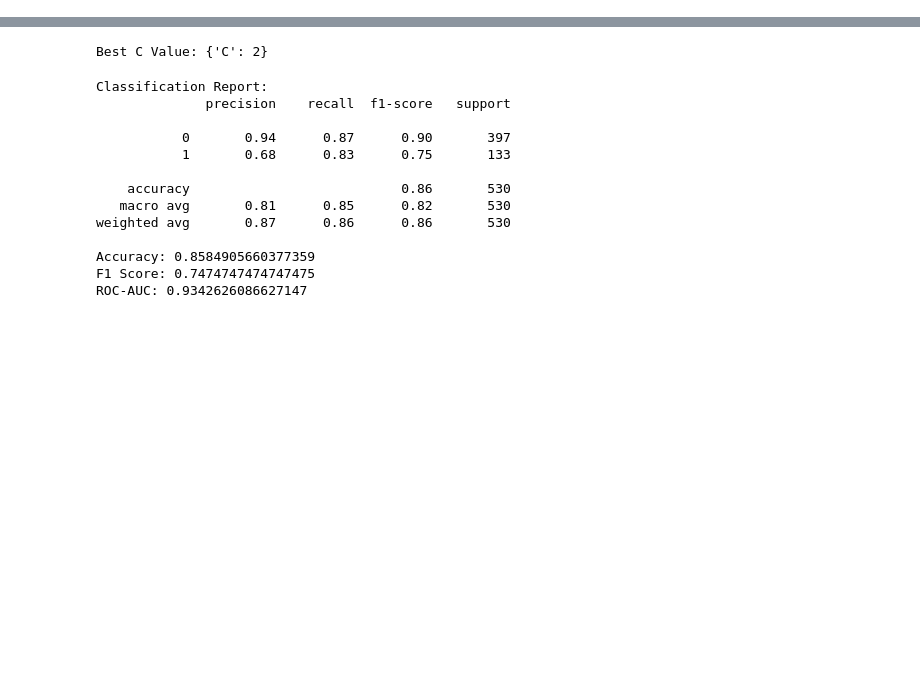
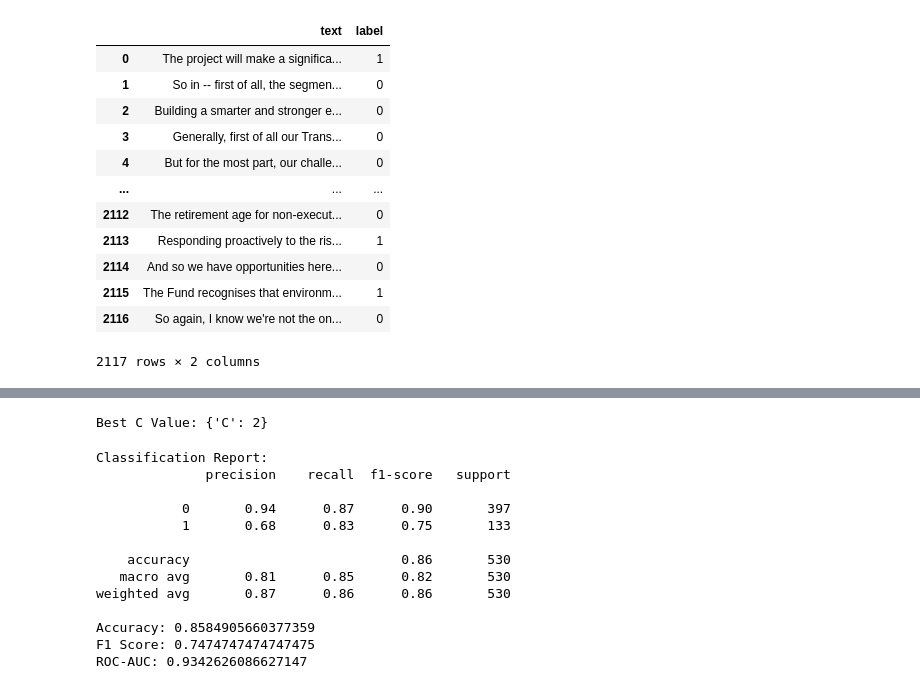
Before and after one commit to Nimishasree24/domain-project, a Jupyter notebook: ESG.ipynb, the cells around one changed output, grey strips where cells are left out. Cells and saved outputs as stored; diff of their text form; code cells hidden in the pictures; blank space fills up the shorter version.

```diff
--- a/ESG.ipynb
+++ b/ESG.ipynb
@@ -43,2 +41,19 @@ esg_docs_df = pd.read_csv(
     sep="|", engine="python", quoting=3, on_bad_lines="skip"
 )
+# %%
+train_df = pd.read_parquet(r"C:\Users\asus\Desktop\ESG green washing detection\train-00000-of-00001-98aa5228a06a17d0.parquet")
+train_df
+# %% [output]
+|  | text | label |
+| 0 | The project will make a significa... | 1 |
+| 1 | So in -- first of all, the segmen... | 0 |
+| 2 | Building a smarter and stronger e... | 0 |
+| 3 | Generally, first of all our Trans... | 0 |
+| 4 | But for the most part, our challe... | 0 |
+| ... | ... | ... |
+| 2112 | The retirement age for non-execut... | 0 |
+| 2113 | Responding proactively to the ris... | 1 |
+| 2114 | And so we have opportunities here... | 0 |
+| 2115 | The Fund recognises that environm... | 1 |
+| 2116 | So again, I know we're not the on... | 0 |
+2117 rows × 2 columns
```
Also changed, not shown: parts of 6 cells of this notebook, 2 other files.
